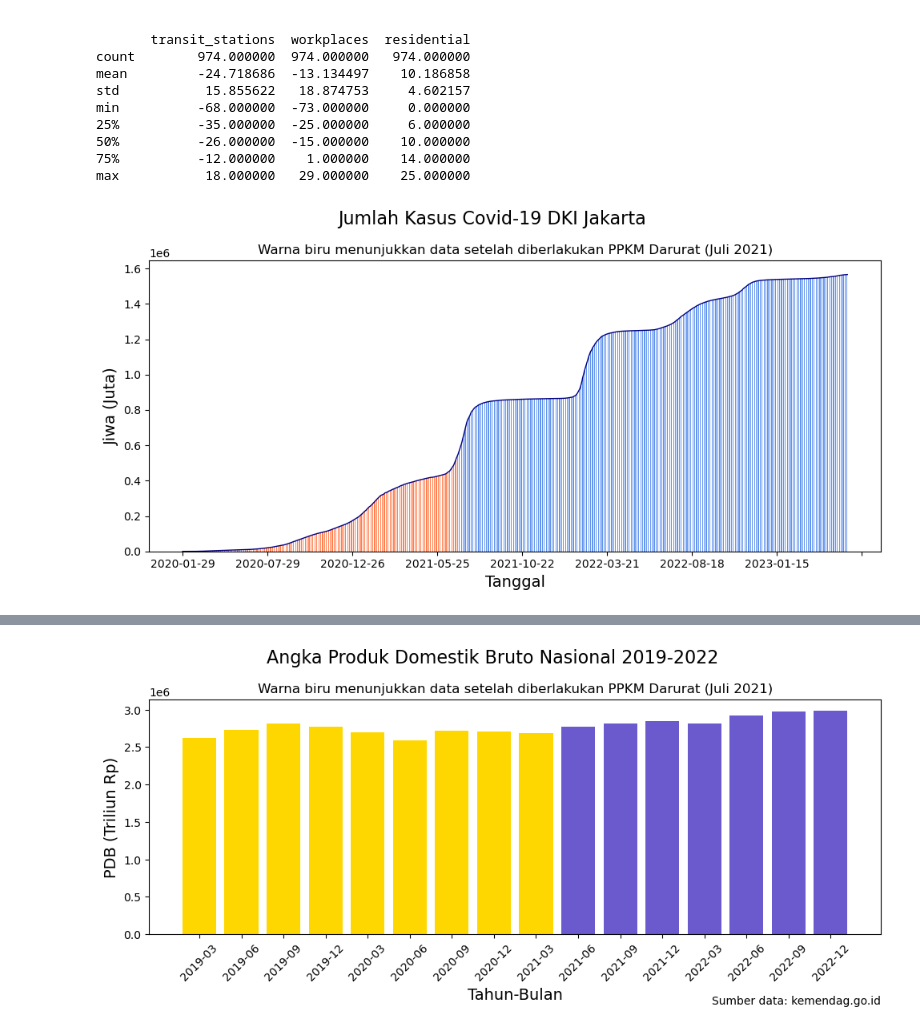
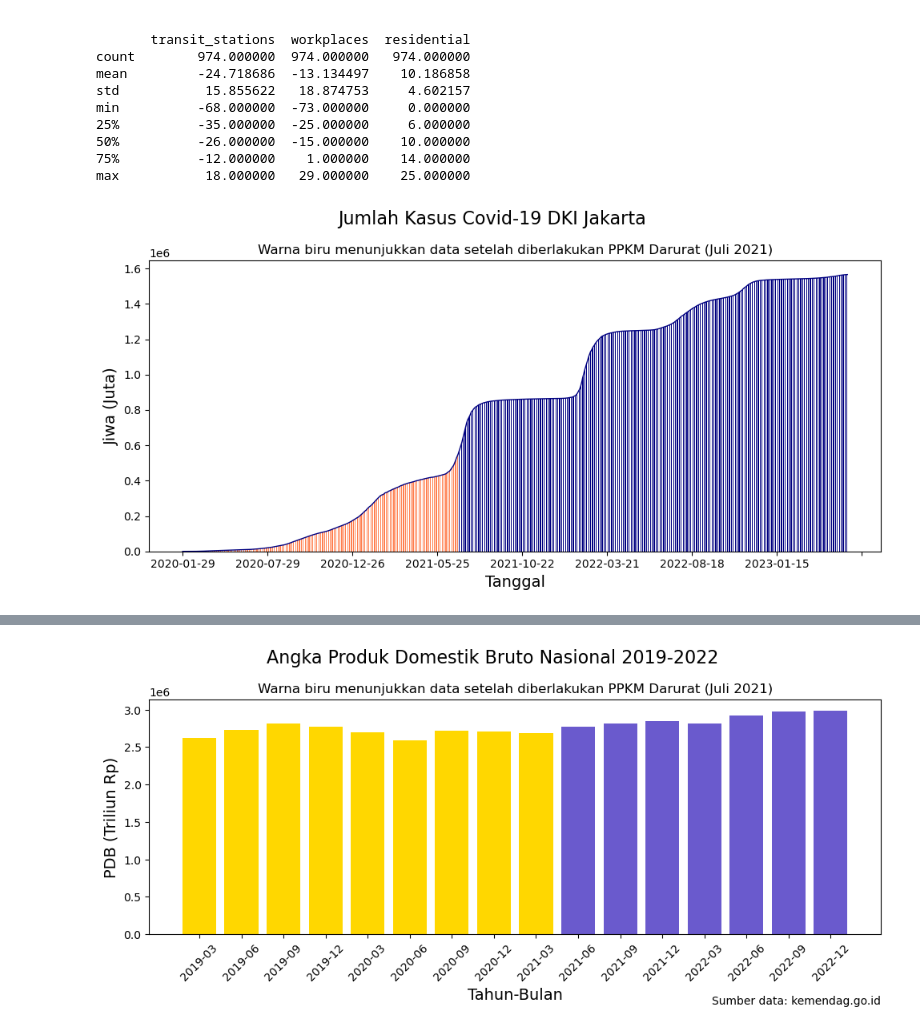
Before and after one commit to reza-nugraha32/covid-19-analysis, a Jupyter notebook: covid-19-jakarta-analysis.ipynb, the cells around one changed output, grey strips where cells are left out. Cells and saved outputs as stored; diff of their text form; code cells hidden in the pictures.

```diff
--- a/covid-19-jakarta-analysis.ipynb
+++ b/covid-19-jakarta-analysis.ipynb
@@ -488,22 +496,22 @@ max           18.000000   29.000000    25.000000
 # %%
 # Plot angka Covid-19 Jakarta
 fig, ax = plt.subplots(figsize=(10,5))
 fig.suptitle("Jumlah Kasus Covid-19 DKI Jakarta", fontsize=16, ha="center")
 ax.plot(df_covid_jakarta.index, df_covid_jakarta["positif"], color="navy", lw=1)
 ax.bar(df_covid_jakarta.loc[df_covid_jakarta.index <= "2021-07-03"].index.to_list(),
         df_covid_jakarta.loc[df_covid_jakarta.index <= "2021-07-03", "positif"].to_list(),
         color="coral", width=0.5)
 
 ax.bar(df_covid_jakarta.loc[df_covid_jakarta.index >= "2021-07-03"].index.to_list(),
         df_covid_jakarta.loc[df_covid_jakarta.index >= "2021-07-03", "positif"].to_list(),
-        color="cornflowerblue", width=0.5)
+        color="navy", width=0.5)
 
 ax.set_title("Warna biru menunjukkan data setelah diberlakukan PPKM Darurat (Juli 2021)",
              fontsize=12, ha="center")
 ax.set_xlabel("Tanggal", fontsize=14)
 ax.set_ylabel("Jiwa (Juta)", fontsize=14)
 ax.xaxis.set_major_locator(plt.MaxNLocator(10))
 plt.tight_layout()
 plt.show()
 # %% [output]
-[figure, old version]
+[figure, new version]
```
Also changed, not shown: parts of 40 cells of this notebook, 5 other files.
